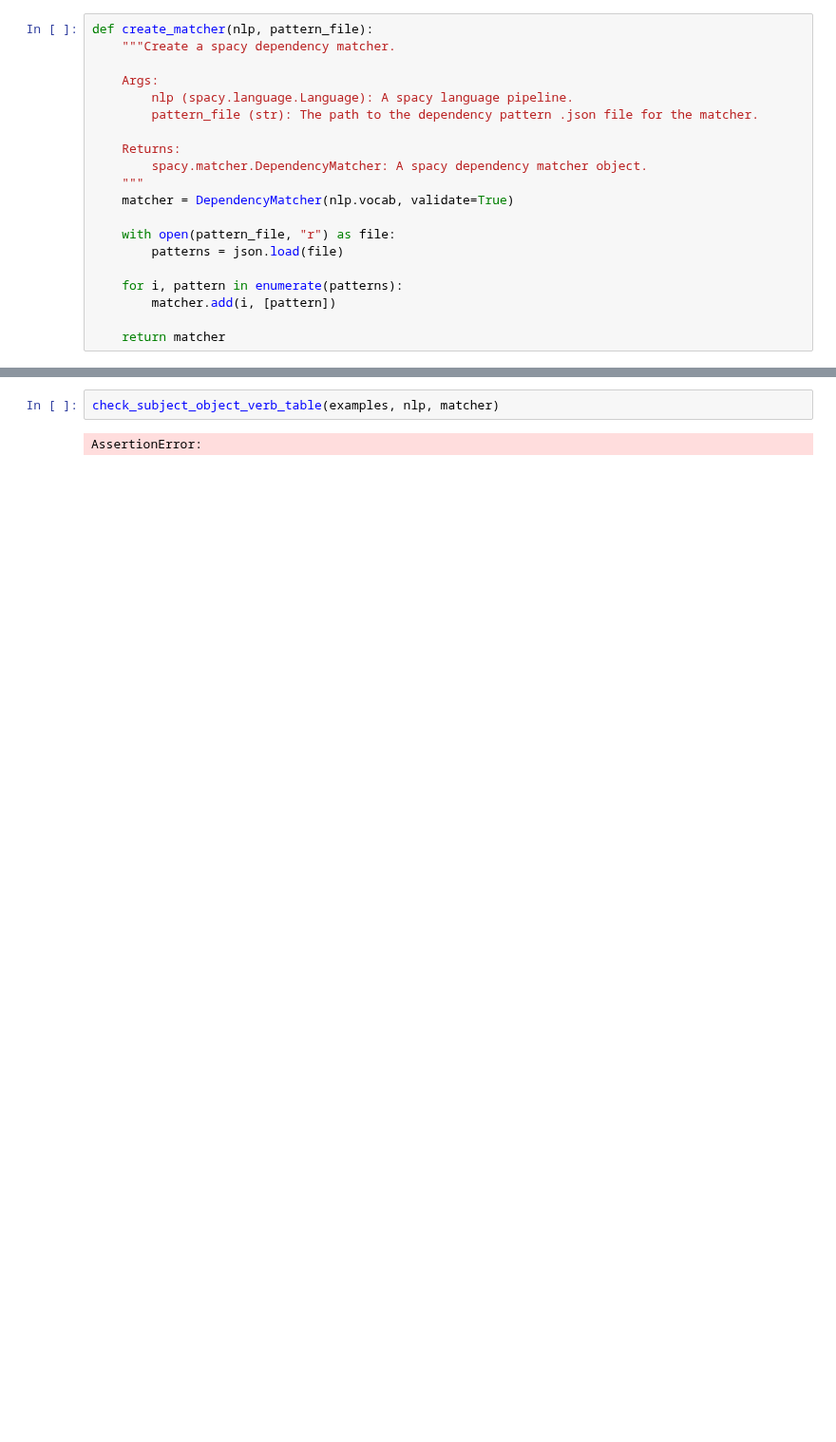
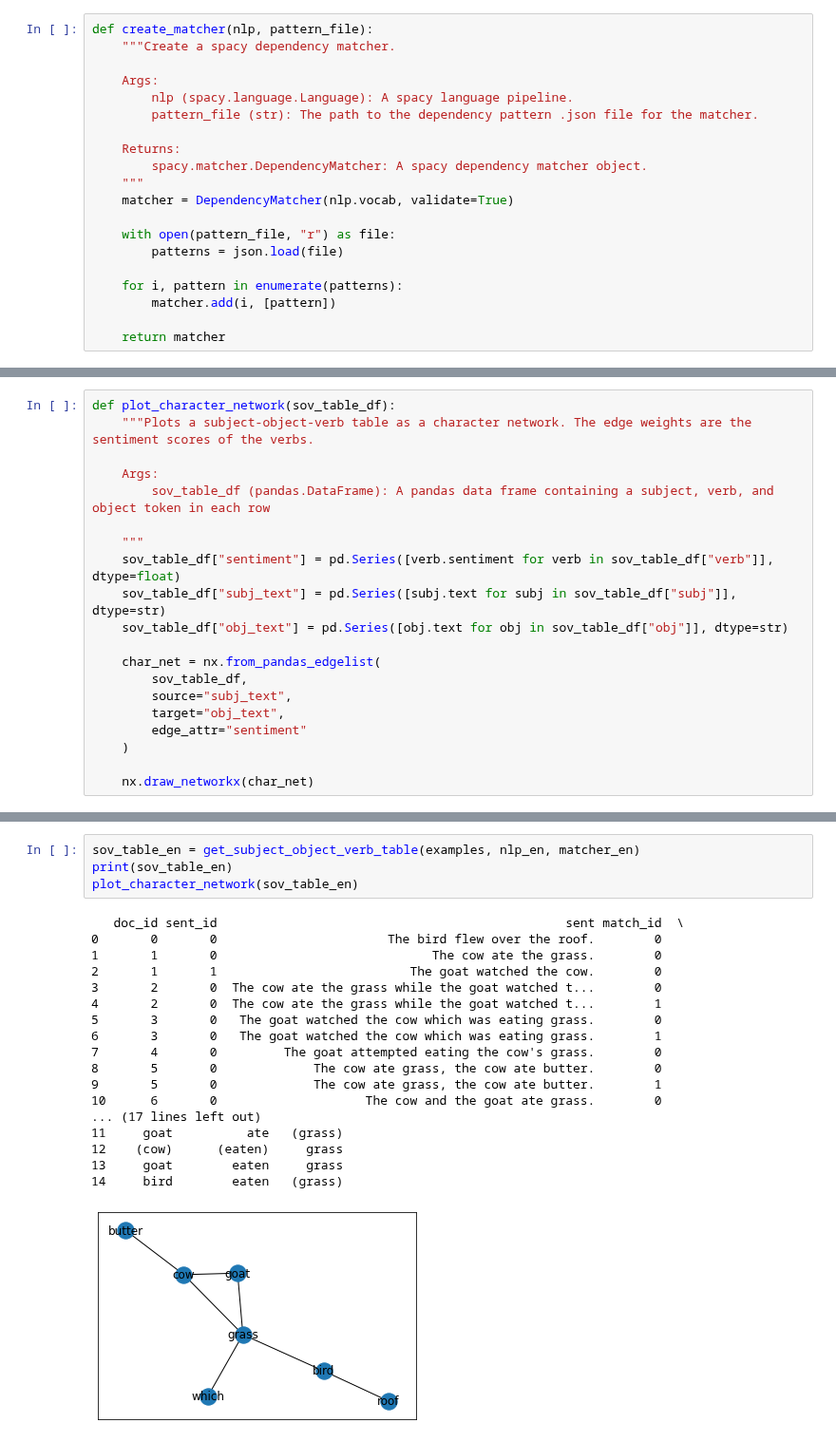
Before and after one commit to navigating-stories/notebooks, a Jupyter notebook: multilingual_dsg.ipynb, the cells around one changed output, grey strips where cells are left out. Shown at 95% size. Drawn from its saved outputs; the diff is of its cells as text; blank space fills up the shorter version.

```diff
--- a/multilingual_dsg.ipynb
+++ b/multilingual_dsg.ipynb
@@ -241,0 +248,20 @@ get_subject_object_verb_table(examples, nlp, matcher)
+# %%
+def plot_character_network(sov_table_df):
+    """Plots a subject-object-verb table as a character network. The edge weights are the sentiment scores of the verbs.
+
+    Args:
+        sov_table_df (pandas.DataFrame): A pandas data frame containing a subject, verb, and object token in each row
+
+    """
+    sov_table_df["sentiment"] = pd.Series([verb.sentiment for verb in sov_table_df["verb"]], dtype=float)
+    sov_table_df["subj_text"] = pd.Series([subj.text for subj in sov_table_df["subj"]], dtype=str)
+    sov_table_df["obj_text"] = pd.Series([obj.text for obj in sov_table_df["obj"]], dtype=str)
+
+    char_net = nx.from_pandas_edgelist(
+        sov_table_df,
+        source="subj_text",
+        target="obj_text",
+        edge_attr="sentiment"
+    )
+
+    nx.draw_networkx(char_net)
@@ -337,4 +298,23 @@ def check_subject_object_verb_table(docs, nlp, matcher):
-# %%
-check_subject_object_verb_table(examples, nlp, matcher)
-# %% [output]
-AssertionError:
+# %%
+sov_table_en = get_subject_object_verb_table(examples, nlp_en, matcher_en)
+print(sov_table_en)
+plot_character_network(sov_table_en)
+# %% [output]
+   doc_id sent_id                                               sent match_id  \
+0       0       0                       The bird flew over the roof.        0
+1       1       0                             The cow ate the grass.        0
+2       1       1                          The goat watched the cow.        0
+3       2       0  The cow ate the grass while the goat watched t...        0
+4       2       0  The cow ate the grass while the goat watched t...        1
+5       3       0   The goat watched the cow which was eating grass.        0
+6       3       0   The goat watched the cow which was eating grass.        1
+7       4       0         The goat attempted eating the cow's grass.        0
+8       5       0             The cow ate grass, the cow ate butter.        0
+9       5       0             The cow ate grass, the cow ate butter.        1
+10      6       0                    The cow and the goat ate grass.        0
+... (17 lines left out)
+11     goat          ate   (grass)
+12    (cow)      (eaten)     grass
+13     goat        eaten     grass
+14     bird        eaten   (grass)
+[figure, added]
```
Also changed, not shown: parts of 31 cells of this notebook, 4 other files.
